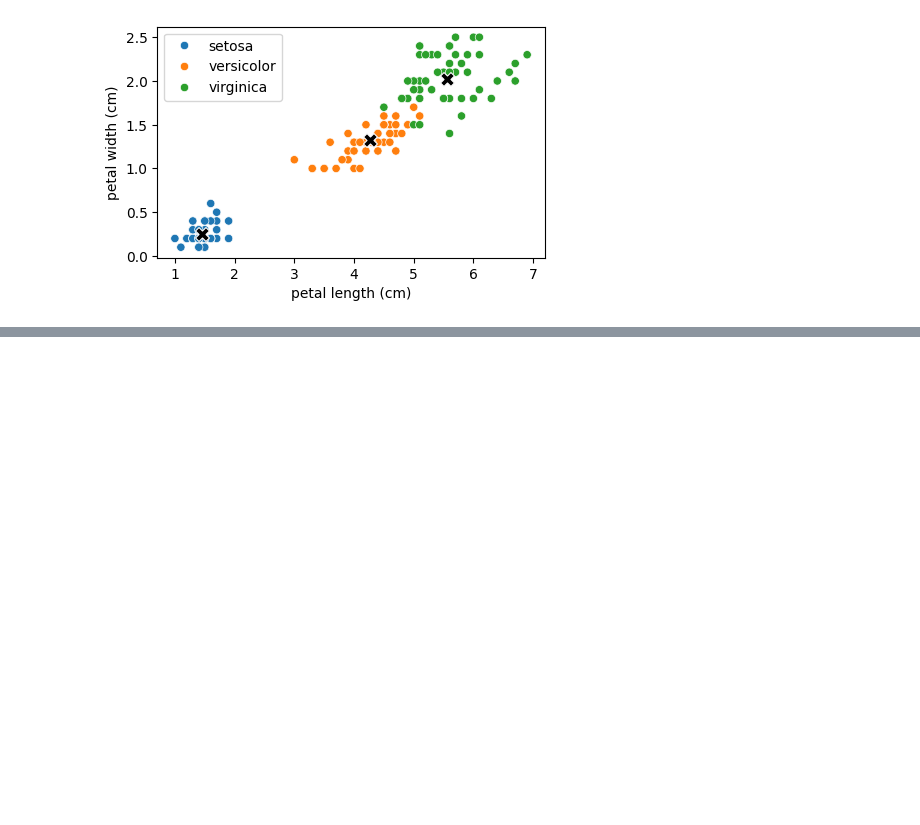
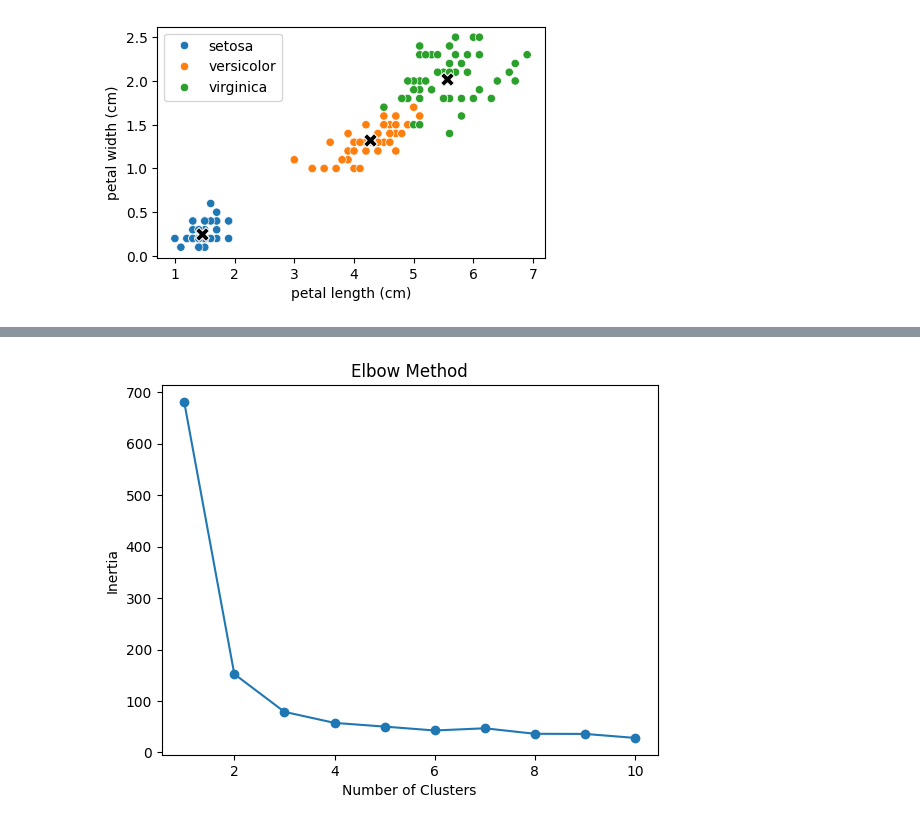
Before and after one commit to tylerscott3/CS290, a Jupyter notebook: kmeansalgorithm.ipynb, the cells around one changed output, grey strips where cells are left out. Saved outputs shown, nothing was run; the diff lists cells and outputs as text; code cells hidden in the pictures; blank space fills up the shorter version.

```diff
--- a/kmeansalgorithm.ipynb
+++ b/kmeansalgorithm.ipynb
@@ -364,0 +209,13 @@ for k in k_values:
+# %%
+def get_inertia(df, centroids):
+    # initialize as 0
+    inertia = 0
+    # loop through each point
+    for i in df.index:
+        # get cluster assignment
+        cluster = df.loc[i, 'current_cluster']
+        # calculate euclidean distance between the point and its assigned centroid
+        distance = euclidean_distance(df.loc[i, df.columns[:-1]], centroids.loc[cluster])
+        # add the squared distance to the total inertia
+        inertia += distance**2
+    return inertia
@@ -364,0 +231,16 @@ for k in k_values:
+# %%
+inertias = []
+for i in range(1, 11):
+    centroids = get_random_centroids(df, i)
+    clustered_df = get_cluster(df, centroids, plot=False)
+    inertia = get_inertia(clustered_df, update_centroids(clustered_df))
+    inertias.append(inertia)
+
+
+plt.plot(range(1, 11), inertias, marker='o')
+plt.title('Elbow Method')
+plt.xlabel('Number of Clusters')
+plt.ylabel('Inertia')
+plt.show()
+# %% [output]
+[figure, added]
```
Also changed, not shown: parts of 32 cells of this notebook.
